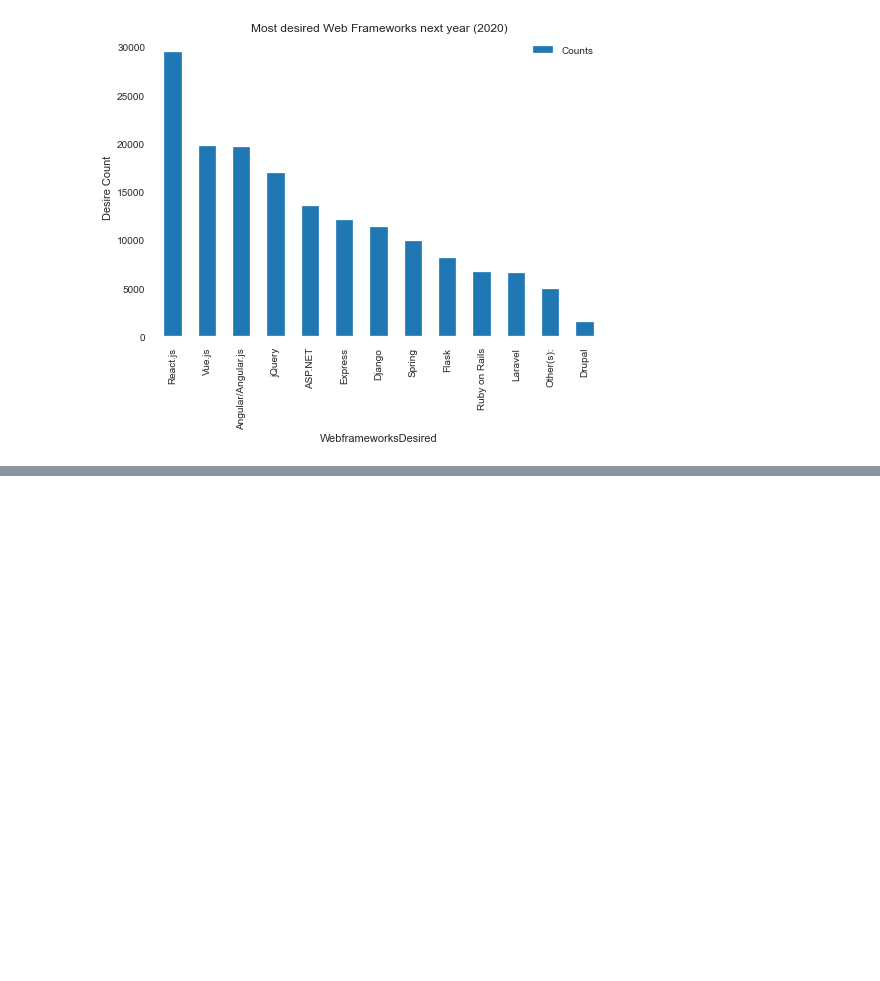
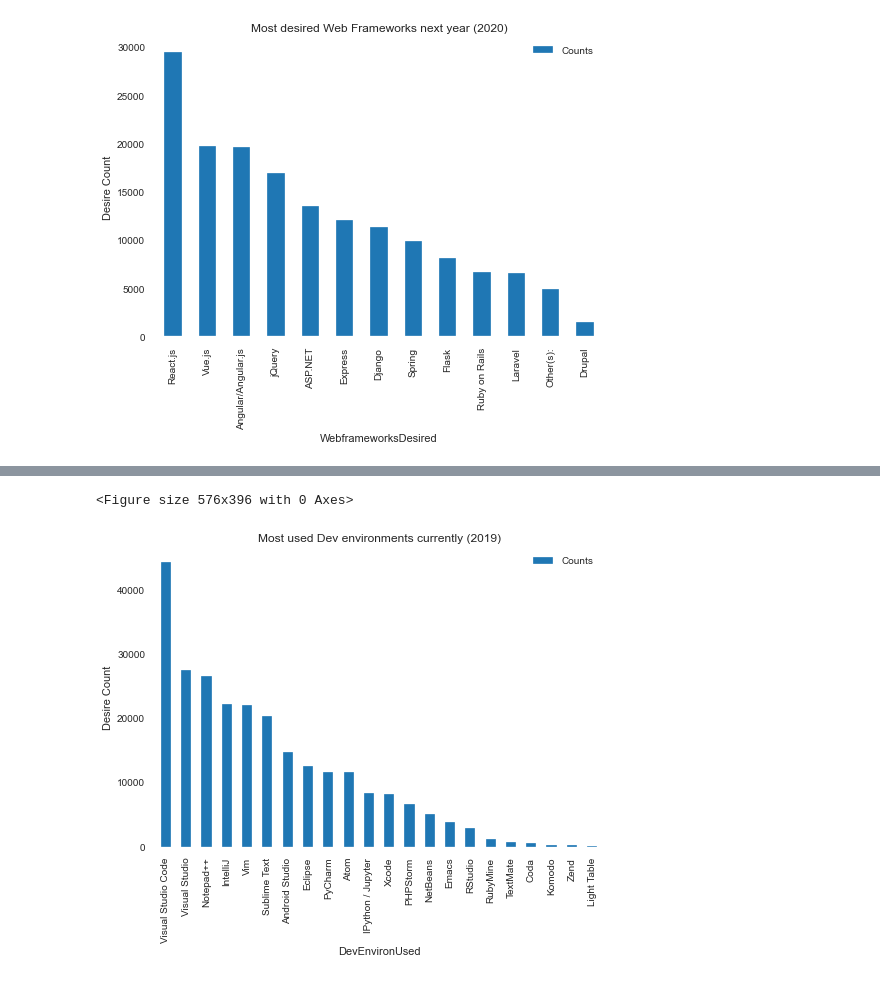
Before and after one commit to vsumanbabu/stackoverflow-developer-surveys, a Jupyter notebook: main/MostDesiredSoftwares.ipynb, the cells around one changed output, grey strips where cells are left out. Cells and saved outputs as stored; diff of their text form; code cells hidden in the pictures; blank space fills up the shorter version.

Commit message:
feature: Add Most Used Dev Envs

```diff
--- a/main/MostDesiredSoftwares.ipynb
+++ b/main/MostDesiredSoftwares.ipynb
@@ -238,3 +238,10 @@ plt.show()
 # %% [output]
 <Figure size 576x396 with 0 Axes>
 [figure]
+# %%
+'''
+5.) What are the most used Dev environments currently (2019)?
+Data
+'''
+df_most_used_dev_envs=get_df_desired_x(df_2019,'DevEnviron','DevEnvironUsed')
+df_most_used_dev_envs
@@ -240,0 +267,13 @@ plt.show()
+# %%
+'''
+5.) What are the most used Dev environments currently (2019)?
+Plot
+'''
+plt.figure()
+df_most_used_dev_envs.plot(kind='bar')
+plt.title('Most used Dev environments currently (2019)')
+plt.ylabel('Desire Count')
+plt.show()
+# %% [output]
+<Figure size 576x396 with 0 Axes>
+[figure, added]
```
Also changed, not shown: parts of 3 cells of this notebook.
